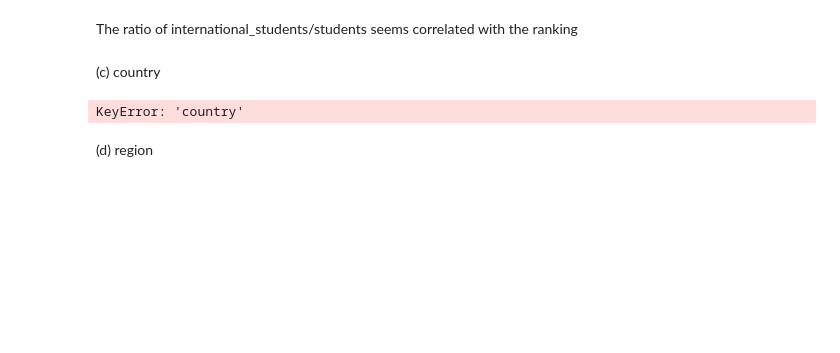
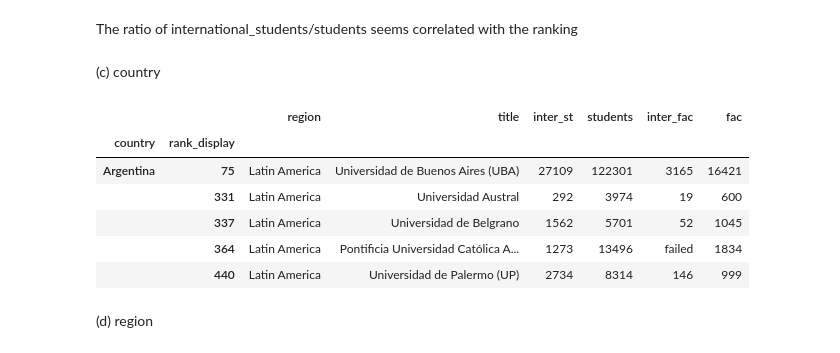
Before and after one commit to IsaacLeimgruber/ADA_labs_repo, a Jupyter notebook: 02 - Data from the Web/hw02_isaac.ipynb, the cells around one changed output. Cells and saved outputs as stored; diff of their text form; code cells hidden in the pictures; blank space fills up the shorter version.

```diff
--- a/02 - Data from the Web/hw02_isaac.ipynb
+++ b/02 - Data from the Web/hw02_isaac.ipynb
@@ -438,11 +438,17 @@ def sortby_col_rank(df, col):
     return univ_col
 # %%
 country_df = sortby_col_rank(univ_tot_df, 'country')
-#us_univ = country_df['United States':'United States']
-us_univ = country_df[country_df['country'] == 'United States']
-us_univ.head(5)
+us_univ = country_df.loc['United States']
+#us_univ.head(5)
+country_df.head()
 # %% [output]
-KeyError: 'country'
+|  |  | region | title | inter_st | students | inter_fac | fac |
+| country | rank_display |  |  |  |  |  |  |
+| Argentina | 75 | Latin America | Universidad de Buenos Aires (UBA) | 27109 | 122301 | 3165 | 16421 |
+|  | 331 | Latin America | Universidad Austral | 292 | 3974 | 19 | 600 |
+|  | 337 | Latin America | Universidad de Belgrano | 1562 | 5701 | 52 | 1045 |
+|  | 364 | Latin America | Pontificia Universidad Católica A... | 1273 | 13496 | failed | 1834 |
+|  | 440 | Latin America | Universidad de Palermo (UP) | 2734 | 8314 | 146 | 999 |
 # %% [markdown]
 (d) region
 # %%
```
Also changed, not shown: parts of 3 cells of this notebook.
